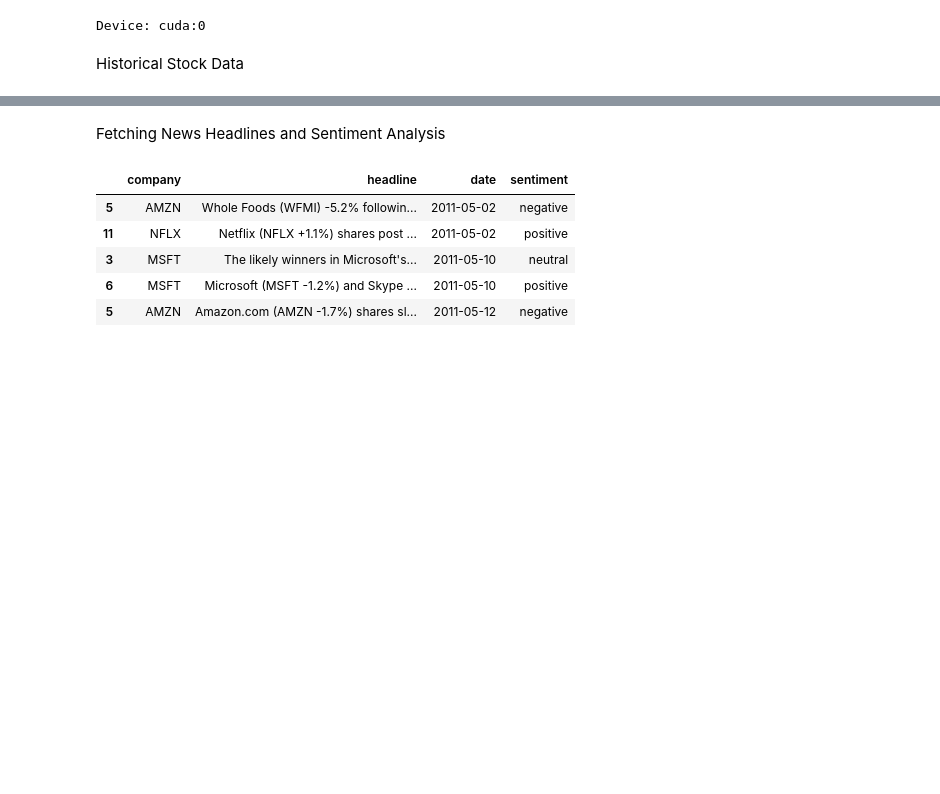
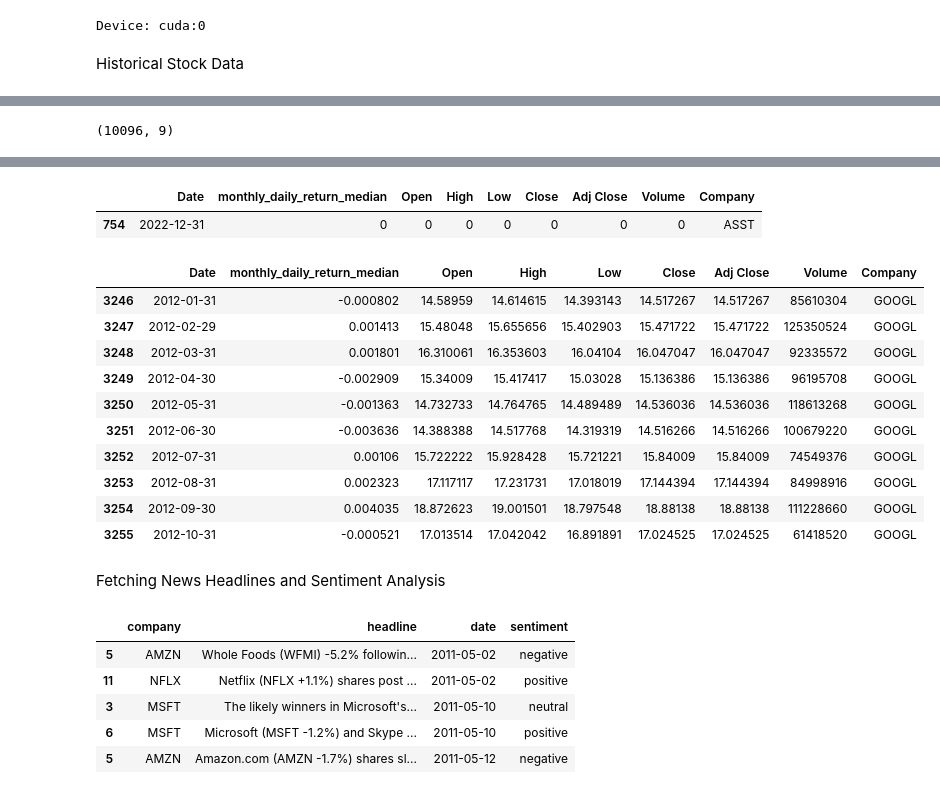
Before and after one commit to fas38/DS-2023, a Jupyter notebook: lstm_training.ipynb, the cells around one changed output, grey strips where cells are left out. Saved outputs shown, nothing was run; the diff lists cells and outputs as text; code cells hidden in the pictures; blank space fills up the shorter version.

```diff
--- a/lstm_training.ipynb
+++ b/lstm_training.ipynb
@@ -40,3 +37,8 @@ companies = ['AAPL','MSFT','AMZN','GOOG','AMD','NVDA','TSLA','YELP','NFLX','ADBE
+# %%
+# List of tickers / companies
+temp = pd.read_csv('dataset/combined_2012-01-01_2022-12-31.csv')
+companies = temp['ticker'].unique().tolist()
+companies_full_name = temp['company_name'].unique().tolist()
 # %% [markdown]
 Historical Stock Data
 # %%
@@ -105,0 +206,30 @@ df_stock = df_stock.reset_index()
+# %%
+df_stock["Date"] = pd.to_datetime(df_stock["Date"])
+df_stock = df_stock.set_index("Date")
+df_stock_list = []
+
+for company in companies:
+    df_stock_company = df_stock[df_stock['Company'] == company]
+    # check if dataframes are empty
+    if df_stock_company.empty:
+        empty_df_stock_company = pd.DataFrame(columns=["monthly_daily_return_median", "Open", "High", "Low", "Close", "Adj Close", "Volume", "Company"], index=pd.to_datetime(["2022-12-31"]))
+        # empty_df_stock_company = empty_df_stock_company.append({"monthly_daily_return_median": 0, "Open": 0, "High": 0, "Low": 0, "Close": 0, "Adj Close": 0, "Volume": 0, "Company": company})
+        empty_df_stock_company.loc[pd.to_datetime("2022-12-31")] = {"monthly_daily_return_median": 0, "Open": 0, "High": 0, "Low": 0, "Close": 0, "Adj Close": 0, "Volume": 0, "Company": company}
+        df_stock_list.append(empty_df_stock_company)
+        continue
+    df_stock_company_monthly = df_stock_company["daily_return"].resample("M").median()
+    df_stock_company_monthly = df_stock_company_monthly.rename("monthly_daily_return_median")
+    df_stock_company_monthly_last_date = df_stock_company.resample("M").last()
+    df_stock_company_monthly_last_date = df_stock_company_monthly_last_date.drop(columns=["daily_return"])
+    df_stock_company = pd.concat([df_stock_company_monthly, df_stock_company_monthly_last_date], axis=1)
+    df_stock_list.append(df_stock_company)
+
+df_stock = pd.concat(df_stock_list)
+df_stock = df_stock.reset_index()
+df_stock = df_stock.rename(columns={"index": "Date"})
+print(df_stock.shape)
+display(df_stock.head(5))
+display(df_stock[df_stock['Company'] == 'ASST'].head())
+display(df_stock[df_stock['Company'] == 'GOOGL'].head(10))
+# %% [output]
+(10096, 9)
@@ -106,3 +242,16 @@ df_stock = df_stock.reset_index()
+|  | Date | monthly_daily_return_median | Open | High | Low | Close | Adj Close | Volume | Company |
+| 754 | 2022-12-31 | 0 | 0 | 0 | 0 | 0 | 0 | 0 | ASST |
+|  | Date | monthly_daily_return_median | Open | High | Low | Close | Adj Close | Volume | Company |
+| 3246 | 2012-01-31 | -0.000802 | 14.58959 | 14.614615 | 14.393143 | 14.517267 | 14.517267 | 85610304 | GOOGL |
+| 3247 | 2012-02-29 | 0.001413 | 15.48048 | 15.655656 | 15.402903 | 15.471722 | 15.471722 | 125350524 | GOOGL |
+| 3248 | 2012-03-31 | 0.001801 | 16.310061 | 16.353603 | 16.04104 | 16.047047 | 16.047047 | 92335572 | GOOGL |
+| 3249 | 2012-04-30 | -0.002909 | 15.34009 | 15.417417 | 15.03028 | 15.136386 | 15.136386 | 96195708 | GOOGL |
+| 3250 | 2012-05-31 | -0.001363 | 14.732733 | 14.764765 | 14.489489 | 14.536036 | 14.536036 | 118613268 | GOOGL |
+| 3251 | 2012-06-30 | -0.003636 | 14.388388 | 14.517768 | 14.319319 | 14.516266 | 14.516266 | 100679220 | GOOGL |
+| 3252 | 2012-07-31 | 0.00106 | 15.722222 | 15.928428 | 15.721221 | 15.84009 | 15.84009 | 74549376 | GOOGL |
+| 3253 | 2012-08-31 | 0.002323 | 17.117117 | 17.231731 | 17.018019 | 17.144394 | 17.144394 | 84998916 | GOOGL |
+| 3254 | 2012-09-30 | 0.004035 | 18.872623 | 19.001501 | 18.797548 | 18.88138 | 18.88138 | 111228660 | GOOGL |
+| 3255 | 2012-10-31 | -0.000521 | 17.013514 | 17.042042 | 16.891891 | 17.024525 | 17.024525 | 61418520 | GOOGL |
 # %%
 # plot daily returns
 plt.figure(figsize=(15, 10))
```
Also changed, not shown: parts of 16 cells of this notebook, 1 other file.
